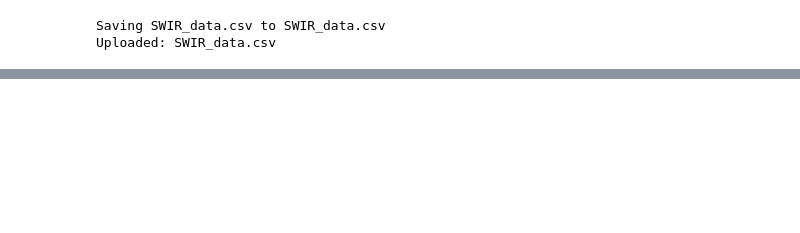
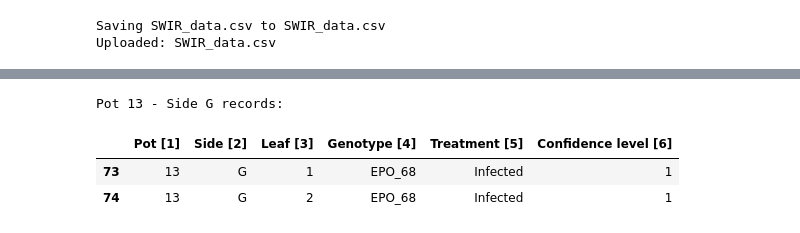
Before and after one commit to megha-0066/TerraSpectra, a Jupyter notebook: TeraSpectra.ipynb, the cells around one changed output, grey strips where cells are left out. Cells and saved outputs as stored; diff of their text form; code cells hidden in the pictures; blank space fills up the shorter version.

```diff
--- a/TeraSpectra.ipynb
+++ b/TeraSpectra.ipynb
@@ -410,15 +293,11 @@ df = pd.read_csv(
     f"{folder}/Data_description.csv",
     sep=";",
     skiprows=2,
-    usecols=range(6),
     encoding="cp1252",
-    engine="python"
+    usecols=range(6)
 )
 
 print("Dataset shape:", df.shape)
-print("\nColumns:")
-print(df.columns.tolist())
-
 display(df.head())
 # %% [output]
 Dataset shape: (279, 6)
@@ -433,0 +440,13 @@ Columns:
+# %%
+sample_13_G = df[
+    (df["Pot [1]"] == 13) &
+    (df["Side [2]"] == "G")
+]
+
+print("Pot 13 - Side G records:")
+display(sample_13_G)
+# %% [output]
+Pot 13 - Side G records:
+|  | Pot [1] | Side [2] | Leaf [3] | Genotype [4] | Treatment [5] | Confidence level [6] |
+| 73 | 13 | G | 1 | EPO_68 | Infected | 1 |
+| 74 | 13 | G | 2 | EPO_68 | Infected | 1 |
```
Also changed, not shown: parts of 24 cells of this notebook.
